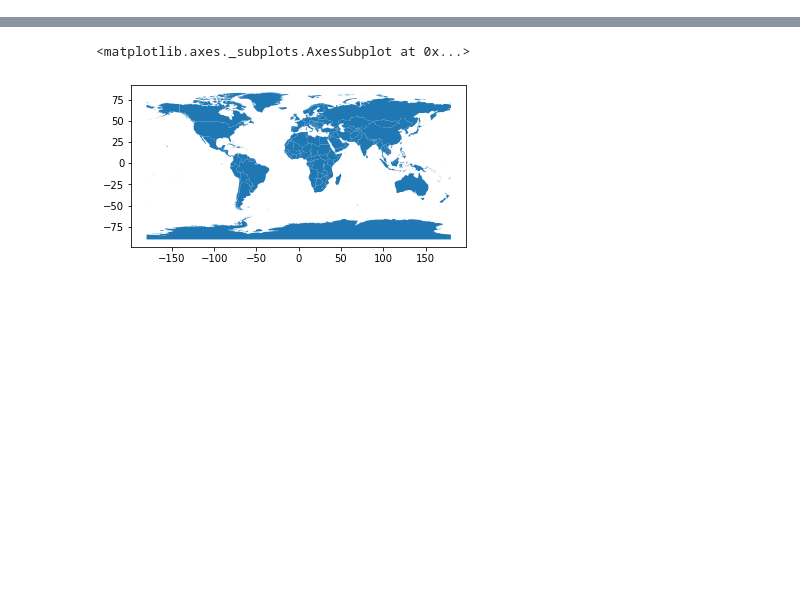
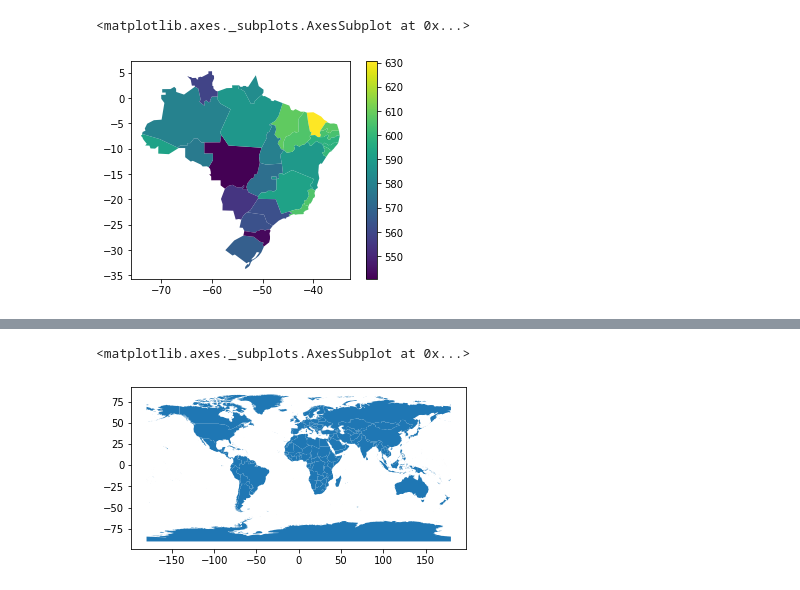
Before and after one commit to LucasTreuke/a2BancoDeDados, a Jupyter notebook: testando.ipynb, the cells around one changed output, grey strips where cells are left out. Saved outputs shown, nothing was run; the diff lists cells and outputs as text; code cells hidden in the pictures; blank space fills up the shorter version.

```diff
--- a/testando.ipynb
+++ b/testando.ipynb
@@ -0,0 +42,9 @@
+# %%
+import matplotlib.pyplot as plt
+
+fig, ax = plt.subplots(1, 1)
+
+gdf3.plot(column="nota_integral_ampla", ax=ax, legend=True)
+# %% [output]
+<matplotlib.axes._subplots.AxesSubplot at 0x...>
+[figure, added]
```
Also changed, not shown: parts of 3 cells of this notebook, 6 other files.
